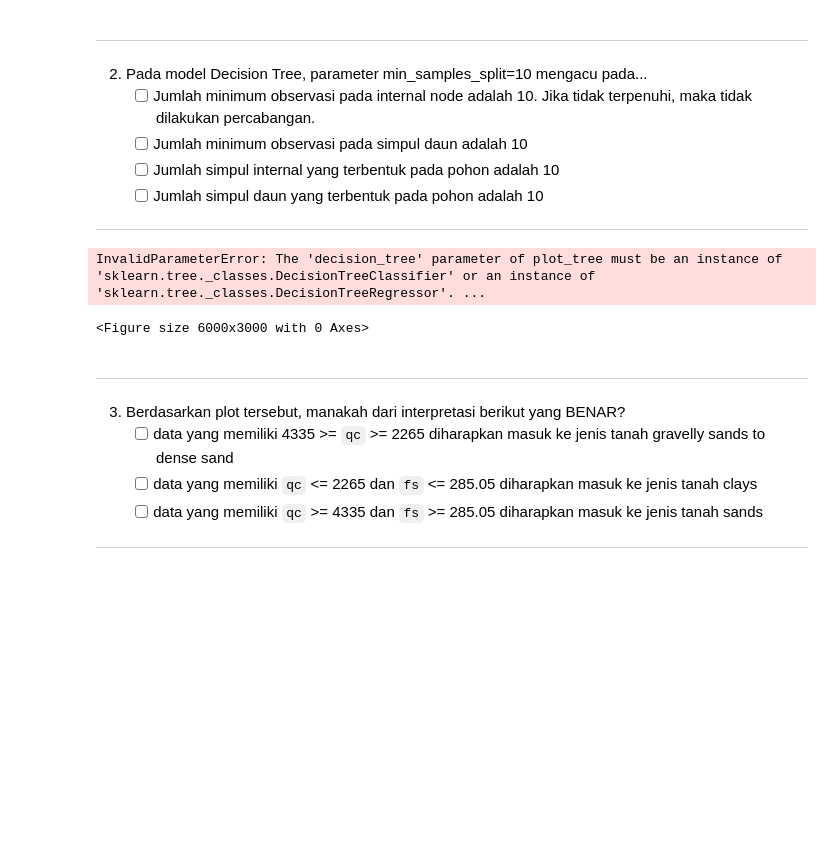
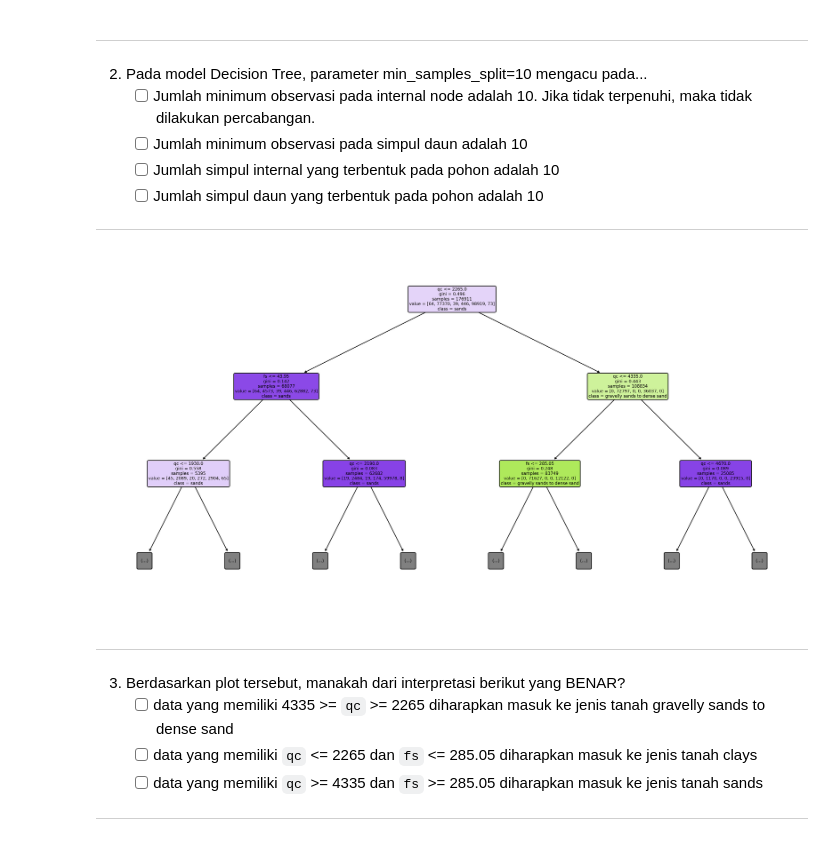
Before and after one commit to mhaniffajari/Data-Science-Project, a Jupyter notebook: Algoritma Training/5_quiz_classification/Quiz_Classification.ipynb, the cells around one changed output. Cells and saved outputs as stored; diff of their text form; code cells hidden in the pictures; blank space fills up the shorter version.

```diff
--- a/Algoritma Training/5_quiz_classification/Quiz_Classification.ipynb
+++ b/Algoritma Training/5_quiz_classification/Quiz_Classification.ipynb
@@ -141,17 +143,16 @@ plot_tree(model_dt,
 # %%
 import matplotlib.pyplot as plt
 from sklearn.tree import plot_tree, export_text
 plt.figure(figsize=(20,10), dpi=300)
-plot_tree(model,
+plot_tree(model_dt,
           feature_names=x_train.columns,
           max_depth=2,
           class_names=['clays', 'gravelly sands to dense sand', 'organic soil',
        'sand mixtures', 'sands', 'silt mixtures'],
           filled=True,
           rounded=True);
 # %% [output]
-InvalidParameterError: The 'decision_tree' parameter of plot_tree must be an instance of 'sklearn.tree._classes.DecisionTreeClassifier' or an instance of 'sklearn.tree._classes.DecisionTreeRegressor'. ...
-<Figure size 6000x3000 with 0 Axes>
+[figure, added]
 # %% [markdown]
 ___
 3. Berdasarkan plot tersebut, manakah dari interpretasi berikut yang BENAR?
```
Also changed, not shown: parts of 1 cell of this notebook.
